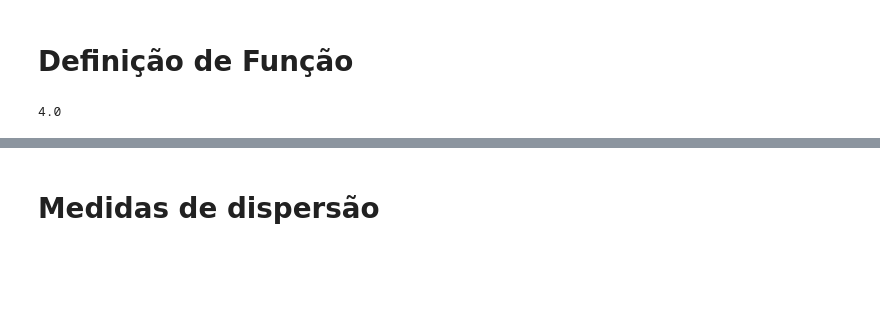
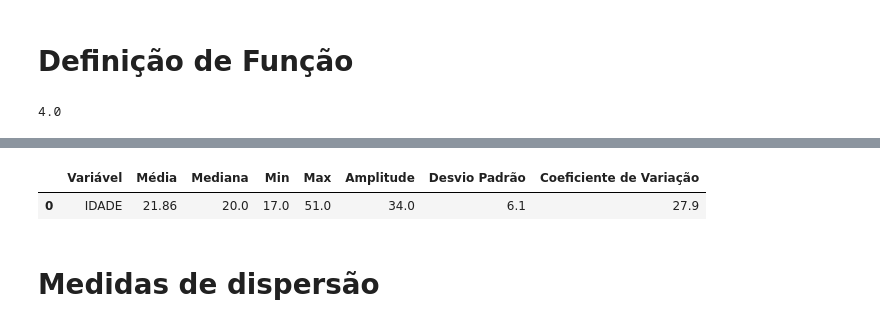
Before and after one commit to Jonathan-Gil-Muller/Analise-Exploratoria-Dados_-BCD-, a Jupyter notebook: [Estatistica]_BCD_2026_2.ipynb, the cells around one changed output, grey strips where cells are left out. Saved outputs shown, nothing was run; the diff lists cells and outputs as text; code cells hidden in the pictures; blank space fills up the shorter version.

```diff
--- a/[Estatistica]_BCD_2026_2.ipynb
+++ b/[Estatistica]_BCD_2026_2.ipynb
@@ -350,0 +353,34 @@ resultado
+# %%
+def descriva_quanti(dataframe, variavel):
+  # dataframe: um dataframe de dados
+  # variável: 'str' correspondente ao nome da variável no dataset
+
+  # 1. Filtrar a variável no dataset
+  coluna = dataframe[variavel]
+  # 2. Calcular medidas de posição
+  media = round(np.nanmean(coluna), 2)
+  mediana = round(np.nanmedian(coluna), 2)
+  # 3. Calcular medidas de dispersão
+  min = np.min(coluna)
+  max = np.max(coluna)
+  amp = max - min
+  desvpad = round(np.std(coluna), 2)
+  cv  = round((desvpad / media) * 100, 2)
+  # 4. Organizar os resultados em um Dataframe
+  df = pd.DataFrame({
+      'Variável': variavel,
+      'Média': media,
+      'Mediana': mediana,
+      'Min': min,
+      'Max': max,
+      'Amplitude': amp,
+      'Desvio Padrão': desvpad,
+      'Coeficiente de Variação': cv
+  }, index=[0])
+  # 5. retornar o Dataframe com os resultados das estatísticas descritivas
+  return df
+# %%
+# Carregando a base de dados
+df_bcd = pd.read_excel('[Estatistica-BCD]_DadosQuestionario_20262.xlsx', sheet_name="DadosTratadosV2")
+
+df.info()
@@ -351,3 +405,9 @@ resultado
+# %%
+est_moradias = descriva_quanti(df_bcd, 'IDADE')
+est_moradias
+# %% [output]
+|  | Variável | Média | Mediana | Min | Max | Amplitude | Desvio Padrão | Coeficiente de Variação |
+| 0 | IDADE | 21.86 | 20.0 | 17.0 | 51.0 | 34.0 | 6.1 | 27.9 |
 # %% [markdown]
 # **Medidas de dispersão**
 # %%
```
Also changed, not shown: parts of 2 cells of this notebook.
